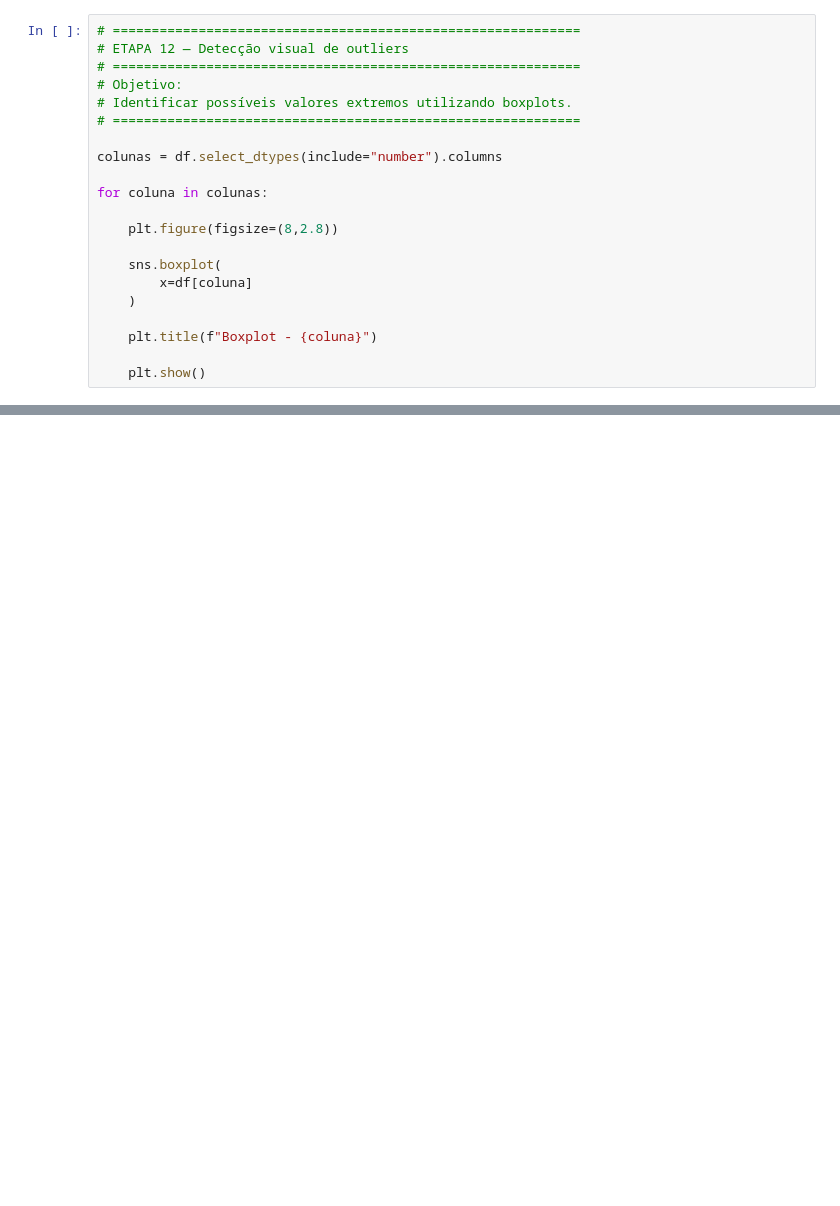
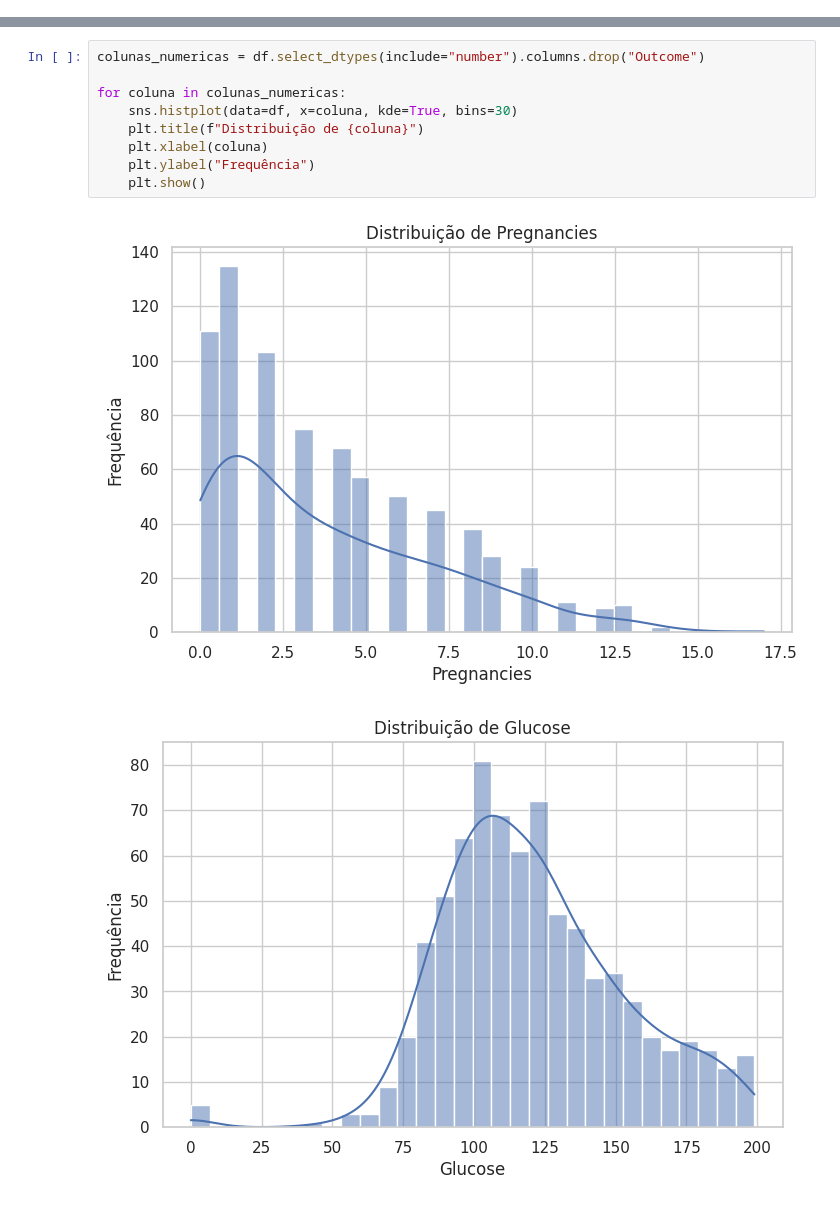
Before and after one commit to ntlcs/fiap-pos-ia-tech-challenge-fase-1, a Jupyter notebook: 01_Desafio_FIAP_IA.ipynb, the cells around one changed output, grey strips where cells are left out. Cells and saved outputs as stored; diff of their text form; blank space fills up the shorter version.

```diff
--- a/01_Desafio_FIAP_IA.ipynb
+++ b/01_Desafio_FIAP_IA.ipynb
@@ -444,21 +2,0 @@ display(curtose)
-# %%
-# ============================================================
-# ETAPA 12 — Detecção visual de outliers
-# ============================================================
-# Objetivo:
-# Identificar possíveis valores extremos utilizando boxplots.
-# ============================================================
-
-colunas = df.select_dtypes(include="number").columns
-
-for coluna in colunas:
-
-    plt.figure(figsize=(8,2.8))
-
-    sns.boxplot(
-        x=df[coluna]
-    )
-
-    plt.title(f"Boxplot - {coluna}")
-
-    plt.show()
@@ -687,0 +277,12 @@ display(zeros)
+# %%
+colunas_numericas = df.select_dtypes(include="number").columns.drop("Outcome")
+
+for coluna in colunas_numericas:
+    sns.histplot(data=df, x=coluna, kde=True, bins=30)
+    plt.title(f"Distribuição de {coluna}")
+    plt.xlabel(coluna)
+    plt.ylabel("Frequência")
+    plt.show()
+# %% [output]
+[figure, added]
+[figure, added]
```
Also changed, not shown: parts of 105 cells of this notebook.
